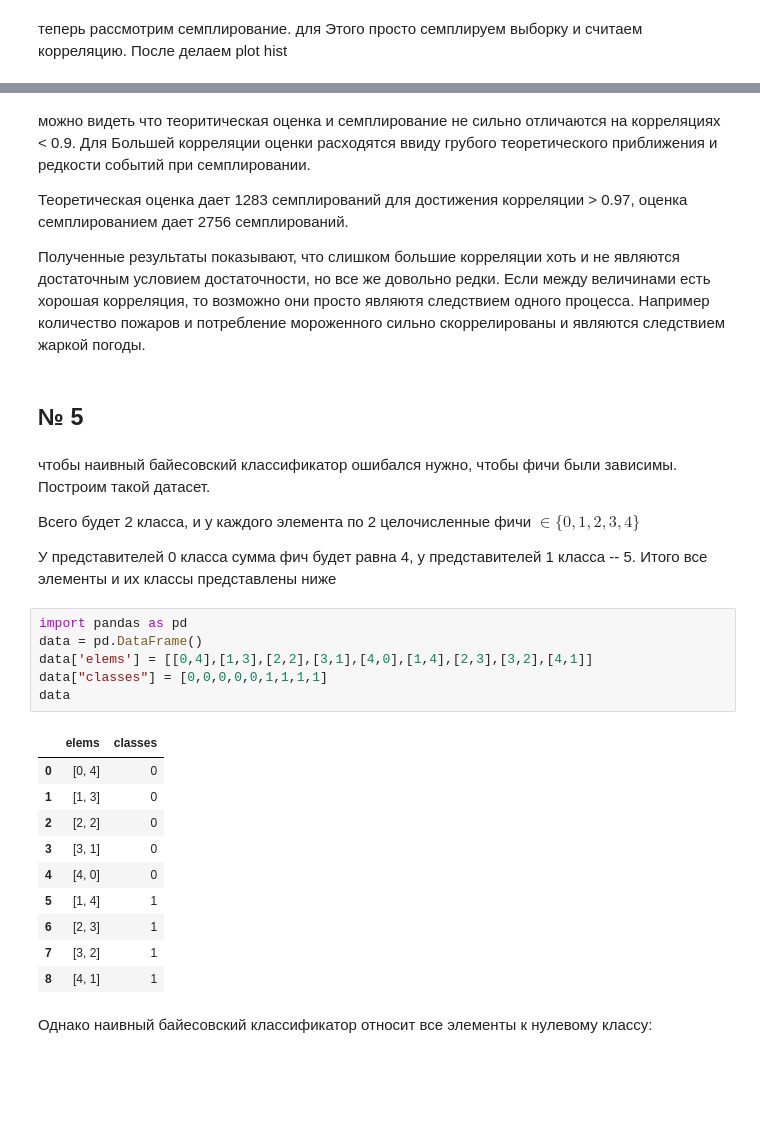
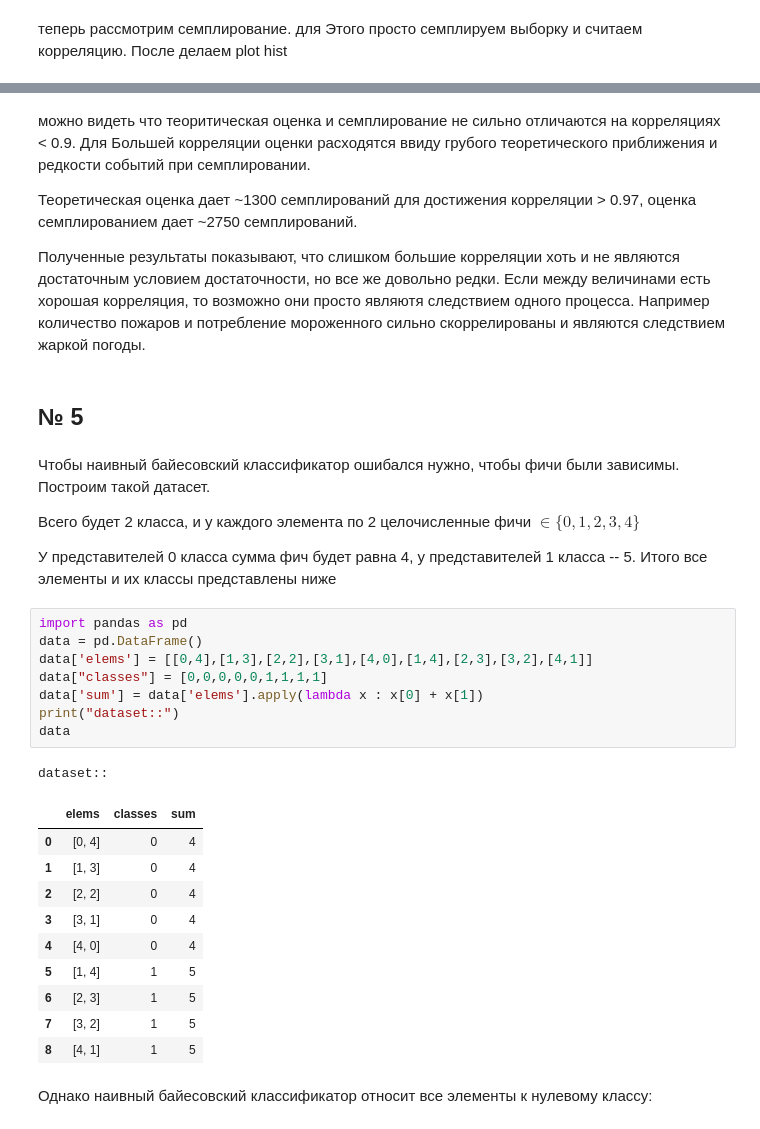
Before and after one commit to xxamxam/stats, a Jupyter notebook: bayess/hw1/bayess_1.ipynb, the cells around one changed output, grey strips where cells are left out. Cells and saved outputs as stored; diff of their text form; blank space fills up the shorter version.

```diff
--- a/bayess/hw1/bayess_1.ipynb
+++ b/bayess/hw1/bayess_1.ipynb
@@ -163,13 +239,13 @@ plt.show()
 # %% [markdown]
 можно видеть что теоритическая оценка и семплирование не сильно отличаются на корреляциях < 0.9. Для Большей корреляции оценки расходятся ввиду грубого теоретического приближения и редкости событий при семплировании.
 
-Теоретическая оценка дает 1283 семплирований для достижения корреляции > 0.97, оценка семплированием дает 2756 семплирований.
+Теоретическая оценка дает ~1300 семплирований для достижения корреляции > 0.97, оценка семплированием дает ~2750 семплирований.
 
 Полученные результаты показывают, что слишком большие корреляции хоть и не являются достаточным условием достаточности, но все же довольно редки. Если между величинами есть хорошая корреляция, то возможно они просто являютя следствием одного процесса. Например количество пожаров и потребление мороженного сильно скоррелированы и являются следствием жаркой погоды.
 # %% [markdown]
 ## № 5
 # %% [markdown]
-чтобы наивный байесовский классификатор ошибался нужно, чтобы фичи были зависимы. Построим такой датасет.
+Чтобы наивный байесовский классификатор ошибался нужно, чтобы фичи были зависимы. Построим такой датасет.
 
 Всего будет 2 класса, и у каждого элемента по 2 целочисленные фичи $\in \{0,1,2,3,4\}$
 
@@ -177,20 +253,23 @@ plt.show()
 # %%
 import pandas as pd
 data = pd.DataFrame()
 data['elems'] = [[0,4],[1,3],[2,2],[3,1],[4,0],[1,4],[2,3],[3,2],[4,1]]
 data["classes"] = [0,0,0,0,0,1,1,1,1]
+data['sum'] = data['elems'].apply(lambda x : x[0] + x[1])
+print("dataset::")
 data
 # %% [output]
+dataset::
-|  | elems | classes |
-| 0 | [0, 4] | 0 |
-| 1 | [1, 3] | 0 |
-| 2 | [2, 2] | 0 |
-| 3 | [3, 1] | 0 |
-| 4 | [4, 0] | 0 |
-| 5 | [1, 4] | 1 |
-| 6 | [2, 3] | 1 |
-| 7 | [3, 2] | 1 |
-| 8 | [4, 1] | 1 |
+|  | elems | classes | sum |
+| 0 | [0, 4] | 0 | 4 |
+| 1 | [1, 3] | 0 | 4 |
+| 2 | [2, 2] | 0 | 4 |
+| 3 | [3, 1] | 0 | 4 |
+| 4 | [4, 0] | 0 | 4 |
+| 5 | [1, 4] | 1 | 5 |
+| 6 | [2, 3] | 1 | 5 |
+| 7 | [3, 2] | 1 | 5 |
+| 8 | [4, 1] | 1 | 5 |
 # %% [markdown]
 Однако наивный байесовский классификатор относит все элементы к нулевому классу:
 # %%
```
Also changed, not shown: parts of 48 cells of this notebook, 8 other files.
